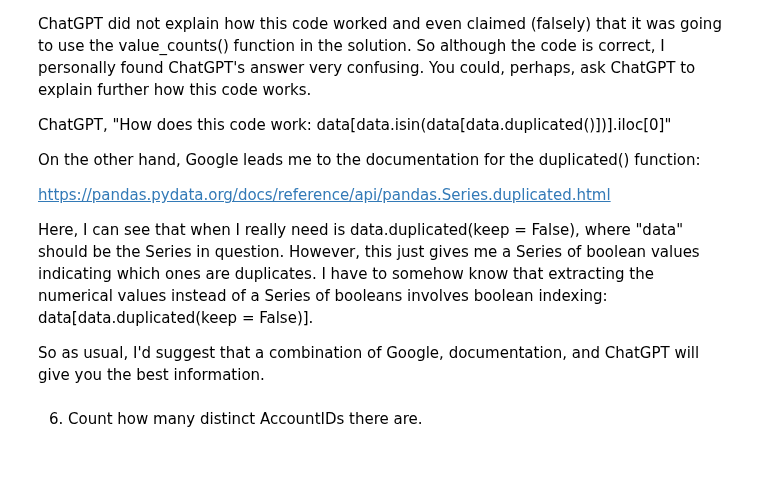
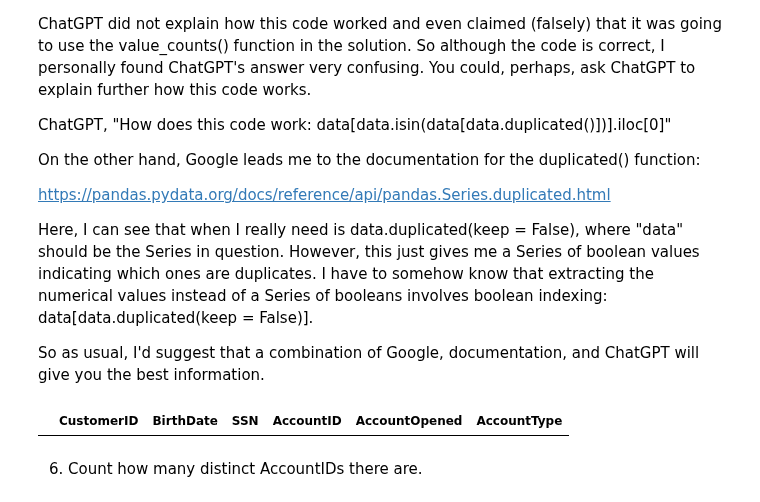
Before and after one commit to andre-bu-gitdev/O2_AI_for_Leaders_dx699, a Jupyter notebook: Week1.ipynb, the cells around one changed output. Saved outputs shown, nothing was run; the diff lists cells and outputs as text; code cells hidden in the pictures; blank space fills up the shorter version.

```diff
--- a/Week1.ipynb
+++ b/Week1.ipynb
@@ -301,6 +325,10 @@ https://pandas.pydata.org/docs/reference/api/pandas.Series.duplicated.html
 Here, I can see that when I really need is data.duplicated(keep = False), where "data" should be the Series in question.  However, this just gives me a Series of boolean values indicating which ones are duplicates.  I have to somehow know that extracting the numerical values instead of a Series of booleans involves boolean indexing: data\[data.duplicated(keep = False)].
 
 So as usual, I'd suggest that a combination of Google, documentation, and ChatGPT will give you the best information.
+# %%
+df_bank_datefix[df_bank_datefix.duplicated(keep= False)]
+# %% [output]
+|  | CustomerID | BirthDate | SSN | AccountID | AccountOpened | AccountType |
 # %% [markdown]
 6. Count how many distinct AccountIDs there are.
 # %% [markdown]
```
Also changed, not shown: parts of 5 cells of this notebook.
